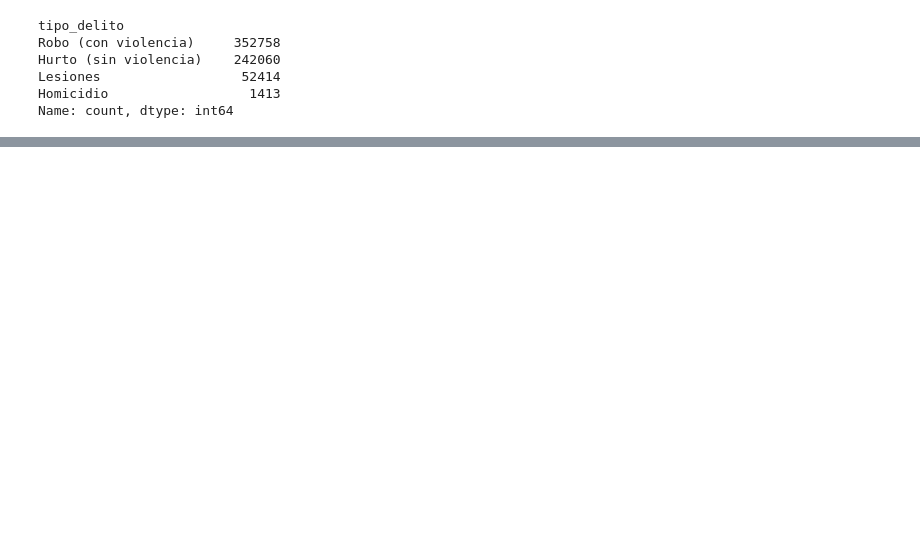
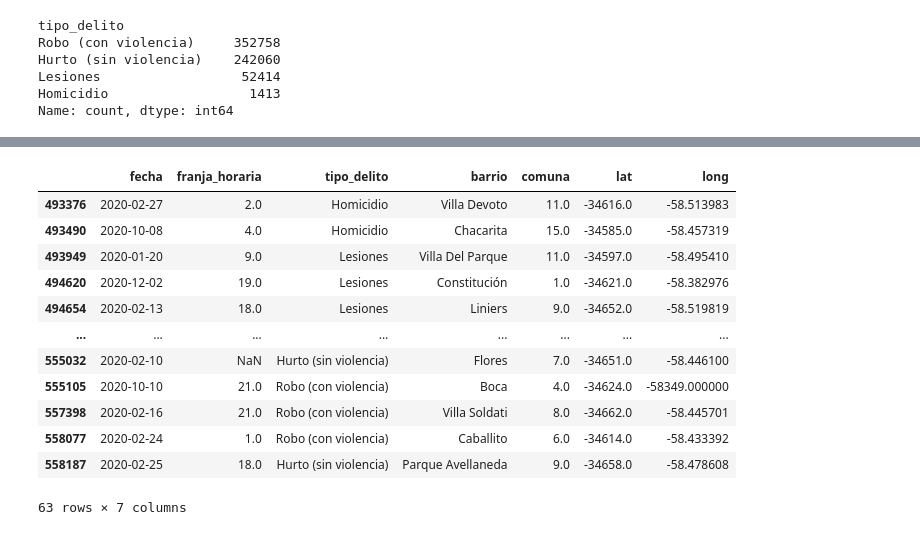
Before and after one commit to ctalamilla/analitica_delitos, a Jupyter notebook: delitos_etl.ipynb, the cells around one changed output, grey strips where cells are left out. Cells and saved outputs as stored; diff of their text form; code cells hidden in the pictures; blank space fills up the shorter version.

```diff
--- a/delitos_etl.ipynb
+++ b/delitos_etl.ipynb
@@ -132,0 +168,16 @@ fig.show()
+# %%
+delitos.loc[delitos['lat']<-35]
+# %% [output]
+|  | fecha | franja_horaria | tipo_delito | barrio | comuna | lat | long |
+| 493376 | 2020-02-27 | 2.0 | Homicidio | Villa Devoto | 11.0 | -34616.0 | -58.513983 |
+| 493490 | 2020-10-08 | 4.0 | Homicidio | Chacarita | 15.0 | -34585.0 | -58.457319 |
+| 493949 | 2020-01-20 | 9.0 | Lesiones | Villa Del Parque | 11.0 | -34597.0 | -58.495410 |
+| 494620 | 2020-12-02 | 19.0 | Lesiones | Constitución | 1.0 | -34621.0 | -58.382976 |
+| 494654 | 2020-02-13 | 18.0 | Lesiones | Liniers | 9.0 | -34652.0 | -58.519819 |
+| ... | ... | ... | ... | ... | ... | ... | ... |
+| 555032 | 2020-02-10 | NaN | Hurto (sin violencia) | Flores | 7.0 | -34651.0 | -58.446100 |
+| 555105 | 2020-10-10 | 21.0 | Robo (con violencia) | Boca | 4.0 | -34624.0 | -58349.000000 |
+| 557398 | 2020-02-16 | 21.0 | Robo (con violencia) | Villa Soldati | 8.0 | -34662.0 | -58.445701 |
+| 558077 | 2020-02-24 | 1.0 | Robo (con violencia) | Caballito | 6.0 | -34614.0 | -58.433392 |
+| 558187 | 2020-02-25 | 18.0 | Hurto (sin violencia) | Parque Avellaneda | 9.0 | -34658.0 | -58.478608 |
+63 rows × 7 columns
```
Also changed, not shown: parts of 6 cells of this notebook.
